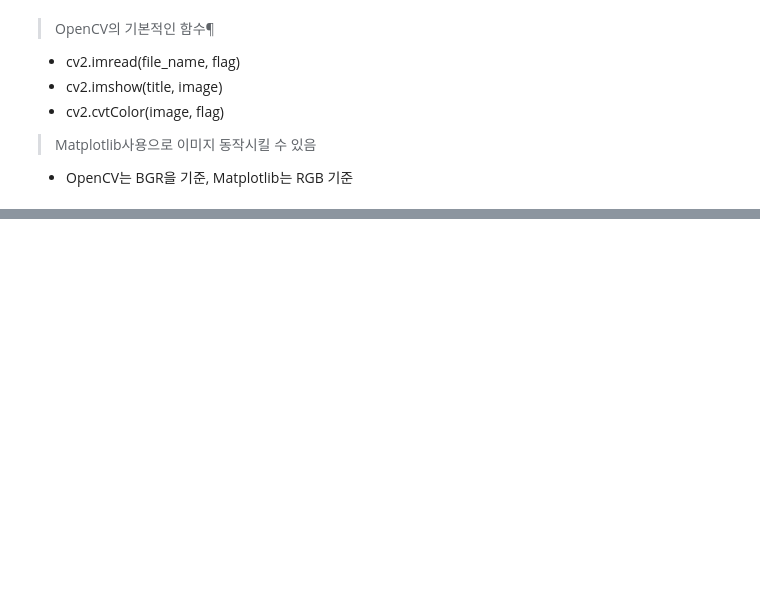
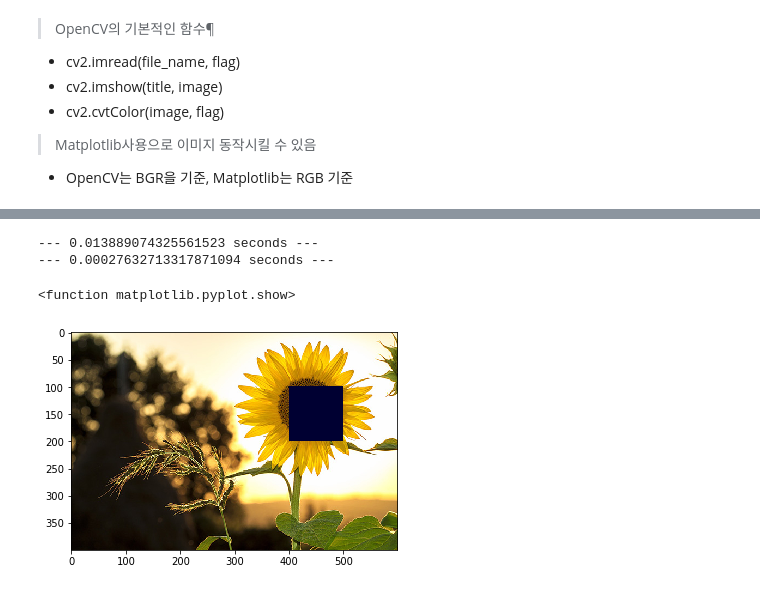
Before and after one commit to LEEHYUNJI94/Python, a Jupyter notebook: Open CV.ipynb, the cells around one changed output, grey strips where cells are left out. Saved outputs shown, nothing was run; the diff lists cells and outputs as text; code cells hidden in the pictures; blank space fills up the shorter version.

```diff
--- a/Open CV.ipynb
+++ b/Open CV.ipynb
@@ -38,0 +62,27 @@ plt.show()
+# %%
+import cv2
+import matplotlib.pyplot as plt
+import time
+
+img=cv2.imread("sunflower.jpg")
+
+#####특정픽셀에 직접접근해 픽셀 변경-time consuming#####
+time_start=time.time()
+for i in range(100, 200):
+    for j in range(400, 500):
+        img[i, j] = [255, 255, 255]
+print("--- %s seconds ---" % (time.time() - time_start))
+
+#####슬라이싱을 이용한 픽셀변경-시간절약
+time_start=time.time()
+img[100:200, 400:500] = [50, 0, 0]  #[높이,너비]
+
+print("--- %s seconds ---" % (time.time() - time_start))
+
+plt.imshow(cv2.cvtColor(img, cv2.COLOR_BGR2RGB))
+plt.show
+# %% [output]
+--- 0.013889074325561523 seconds ---
+--- 0.00027632713317871094 seconds ---
+<function matplotlib.pyplot.show>
+[figure, added]
```
Also changed, not shown: parts of 8 cells of this notebook.
